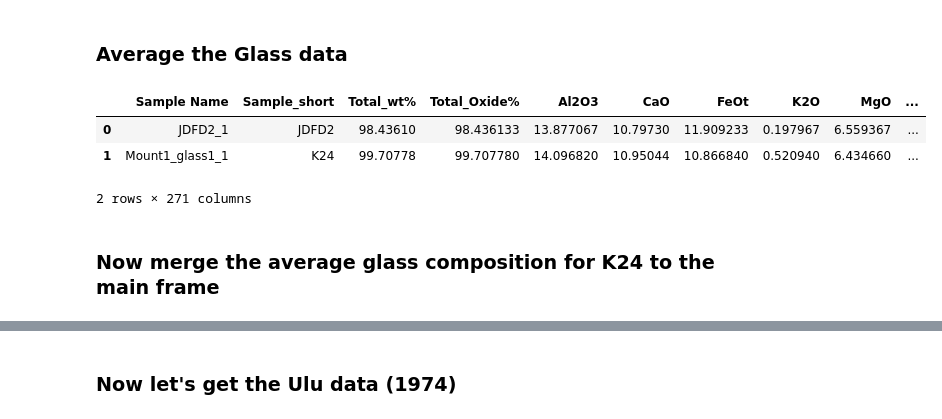
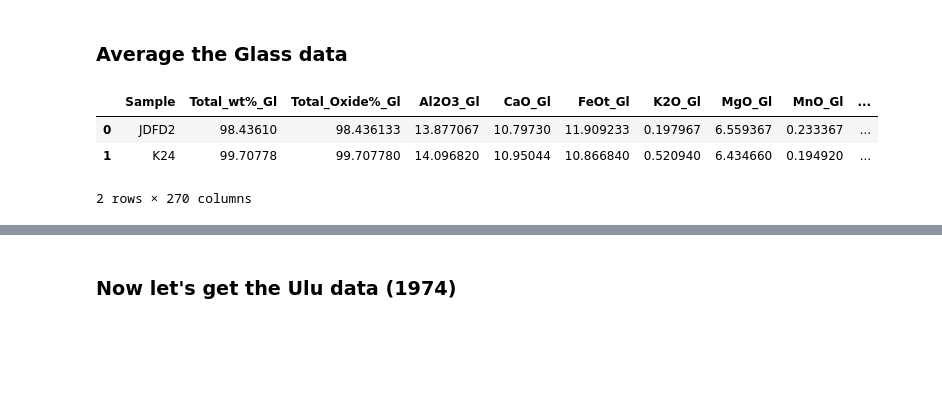
Before and after one commit to cljdevitre/PrePostCalderaKil_2025, a Jupyter notebook: Version_on_pcloud/Data_processing_notebooks/Data_processing_SWRZ/SWRZ_Merge_Raman+SEM.ipynb, the cells around one changed output, grey strips where cells are left out. Cells and saved outputs as stored; diff of their text form; code cells hidden in the pictures; blank space fills up the shorter version.

```diff
--- a/Version_on_pcloud/Data_processing_notebooks/Data_processing_SWRZ/SWRZ_Merge_Raman+mineralEDS.ipynb
+++ b/Version_on_pcloud/Data_processing_notebooks/Data_processing_SWRZ/SWRZ_Merge_Raman+SEM.ipynb
@@ -98,8 +98,8 @@ combined_df
 # %%
 K24GlassEDS=pd.read_excel(compilation_folder+slash+'GlassData2024.xlsx')
 K24GlassEDS=K24GlassEDS.loc[:, ~K24GlassEDS.columns.str.contains('Unnamed')]
-K24GlassEDS['Sample_short'] = ['JDFD2' if 'JDF' in sample_name else 'K24' for sample_name in K24GlassEDS['Sample Name']]
-K24GlassEDS.insert(1, 'Sample_short', K24GlassEDS.pop('Sample_short'))
+K24GlassEDS['Sample'] = ['JDFD2' if 'JDF' in sample_name else 'K24' for sample_name in K24GlassEDS['Sample Name']]
+K24GlassEDS.insert(1, 'Sample', K24GlassEDS.pop('Sample'))
 
 K24GlassEDS
 # %% [output]
@@ -116,7 +116,7 @@ K24GlassEDS
 # %% [markdown]
 ### Average the Glass data
 # %%
-grouped = K24GlassEDS.groupby('Sample_short')
+grouped = K24GlassEDS.groupby('Sample')
 
 # Separate numeric and non-numeric columns
 numeric_cols = K24GlassEDS.select_dtypes(include='number')
@@ -127,39 +127,41 @@ numeric_K24GlassEDS_averaged_mean = grouped[numeric_cols.columns].mean()
 numeric_K24GlassEDS_averaged_std = grouped[numeric_cols.columns].std()
 
 # Take the first instance for non-numeric columns
 non_numeric_K24GlassEDS_averaged = grouped[non_numeric_cols.columns].first()
 
 # Concatenate K24GlassEDS_averageds and reindex columns to the original order
 K24GlassEDS_averaged = pd.concat([numeric_K24GlassEDS_averaged_mean, non_numeric_K24GlassEDS_averaged], axis=1)
 K24GlassEDS_averaged = K24GlassEDS_averaged.reindex(columns=K24GlassEDS.columns)
 
 # Add standard deviation columns after reindexing
 K24GlassEDS_averaged = pd.concat([K24GlassEDS_averaged, numeric_K24GlassEDS_averaged_std.add_suffix('_STD')], axis=1)
 
 # Reset index to get a DataFrame
 K24GlassEDS_averaged = K24GlassEDS_averaged.reset_index(drop=True)
 
 row_counts = grouped.size().reset_index(name='row_count')
 
 # Add a new column "averaged?" based on the row count
 row_counts['averaged?'] = 'No'
 row_counts.loc[row_counts['row_count'] > 1, 'averaged?'] = 'Yes'
 
 # Merge the row counts back to the aggregated DataFrame
-K24GlassEDS_averaged = pd.merge(K24GlassEDS_averaged, row_counts[['Sample_short', 'averaged?']], on='Sample_short', how='left')
+K24GlassEDS_averaged = pd.merge(K24GlassEDS_averaged, row_counts[['Sample', 'averaged?']], on='Sample', how='left')
 
 # If there are missing values (groups with a single row), fill them with 'No'
 K24GlassEDS_averaged['averaged?'] = K24GlassEDS_averaged['averaged?'].fillna('No')
 
 #exclude a weird null average spectrum
 # K24GlassEDS_averaged=K24GlassEDS_averaged[~(K24GlassEDS_averaged['filename'].str.contains("186-9-118-A"))]
-K24GlassEDS_averaged.to_excel(compilation_folder+'/'+"SWRZ_GlassEDS_averaged.xlsx")
+K24GlassEDS_averaged=K24GlassEDS_averaged.drop(columns={'Sample Name'})
+K24GlassEDS_averaged_renamed = K24GlassEDS_averaged.rename(columns=lambda x: x + '_Gl' if x != 'Sample' else 'Sample')
 
-K24GlassEDS_averaged
+K24GlassEDS_averaged_renamed.to_excel(compilation_folder+'/'+"SWRZ_GlassEDS_averaged.xlsx")
+
+
+K24GlassEDS_averaged_renamed
 # %% [output]
-|  | Sample Name | Sample_short | Total_wt% | Total_Oxide% | Al2O3 | CaO | FeOt | K2O | MgO | ... |
-| 0 | JDFD2_1 | JDFD2 | 98.43610 | 98.436133 | 13.877067 | 10.79730 | 11.909233 | 0.197967 | 6.559367 | ... |
-| 1 | Mount1_glass1_1 | K24 | 99.70778 | 99.707780 | 14.096820 | 10.95044 | 10.866840 | 0.520940 | 6.434660 | ... |
+|  | Sample | Total_wt%_Gl | Total_Oxide%_Gl | Al2O3_Gl | CaO_Gl | FeOt_Gl | K2O_Gl | MgO_Gl | MnO_Gl | ... |
+| 0 | JDFD2 | 98.43610 | 98.436133 | 13.877067 | 10.79730 | 11.909233 | 0.197967 | 6.559367 | 0.233367 | ... |
+| 1 | K24 | 99.70778 | 99.707780 | 14.096820 | 10.95044 | 10.866840 | 0.520940 | 6.434660 | 0.194920 | ... |
-2 rows × 271 columns
+2 rows × 270 columns
-# %% [markdown]
-### Now merge the average glass composition for K24 to the main frame
```
Also changed, not shown: parts of 12 cells of this notebook, 21 other files.
